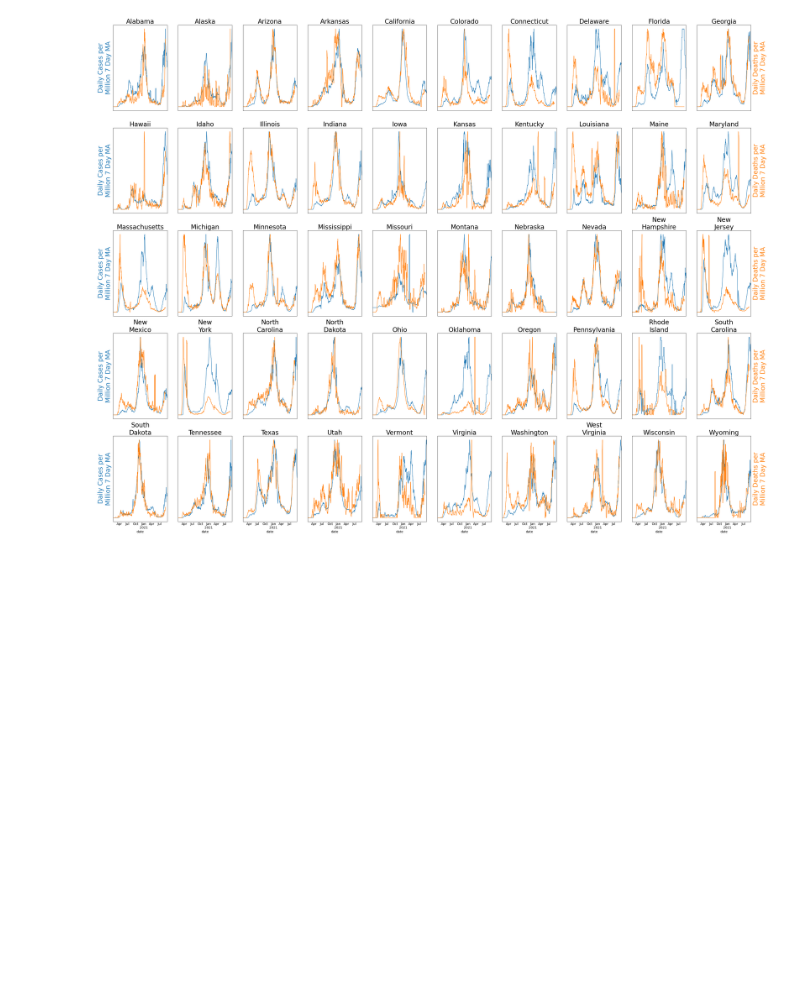
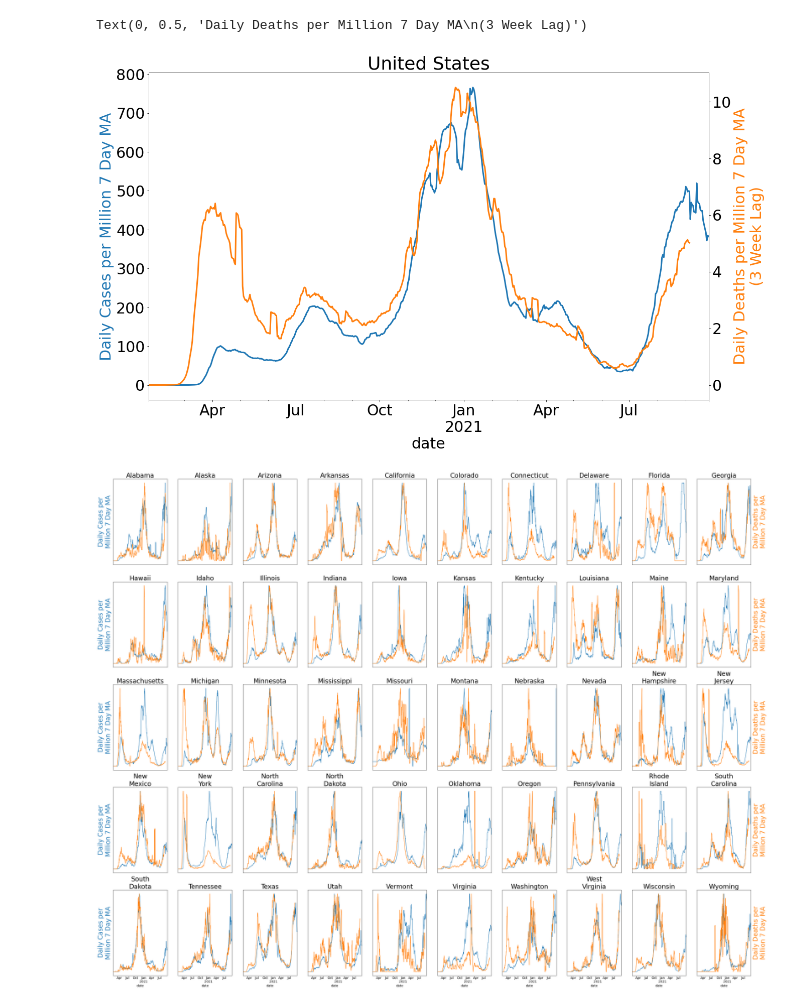
Before and after one commit to jlcatonjr/COVID19, a Jupyter notebook: COVID-19 Data App.ipynb, the cells around one changed output. Saved outputs shown, nothing was run; the diff lists cells and outputs as text; code cells hidden in the pictures; blank space fills up the shorter version.

```diff
--- a/COVID-19 Data App.ipynb
+++ b/COVID-19 Data App.ipynb
@@ -50,3 +50,31 @@ Text(0, 0.5, 'Daily Deaths per Million 7 Day MA')
+# %%
+import warnings
+warnings.filterwarnings("ignore")
+import matplotlib.pyplot as plt
+plt.rcParams["font.size"] = 30
+fig, ax = plt.subplots(figsize = (20,12))
+ax2 = ax.twinx()
+state_pivot[
+    [("Daily Cases per Million 7 Day MA", "United States")]].plot.line(legend = False,
+                                                                      secondary_y = False,
+                                                                      ax = ax,
+                                                                      color="C0",
+#                                                                        alpha = .5,
+                                                                       linewidth = 3,
+                                                                      ls="-")
+state_pivot[[("Daily Deaths per Million 7 Day MA", "United States")]].shift(-21).plot.line(legend = False,
+                                                                               color = "C1",
+                                                                                ls="-",
+#                                                                                            alpha = .5,
+                                                                                           linewidth = 3,
+                                                                                           ax = ax2)
+
+plt.title("United States")
+ax.set_ylabel("Daily Cases per Million 7 Day MA", color = "C0")
+ax2.set_ylabel("Daily Deaths per Million 7 Day MA\n(3 Week Lag)", color = "C1")
+# %% [output]
+Text(0, 0.5, 'Daily Deaths per Million 7 Day MA\n(3 Week Lag)')
+[figure, added]
 # %%
 state_dict = {
     'Alabama': 'AL', 'Alaska': 'AK', 'Arizona': 'AZ',
@@ -108,7 +136,7 @@ for state in states:
 plt.show()
 plt.close()
 # %% [output]
-[figure, old version]
+[figure, new version]
 # %%
 def import_geo_data(filename, index_col = "Date", FIPS_name = "FIPS"):
     # import county level shapefile
```
Also changed, not shown: parts of 2 cells of this notebook, 4 other files.
